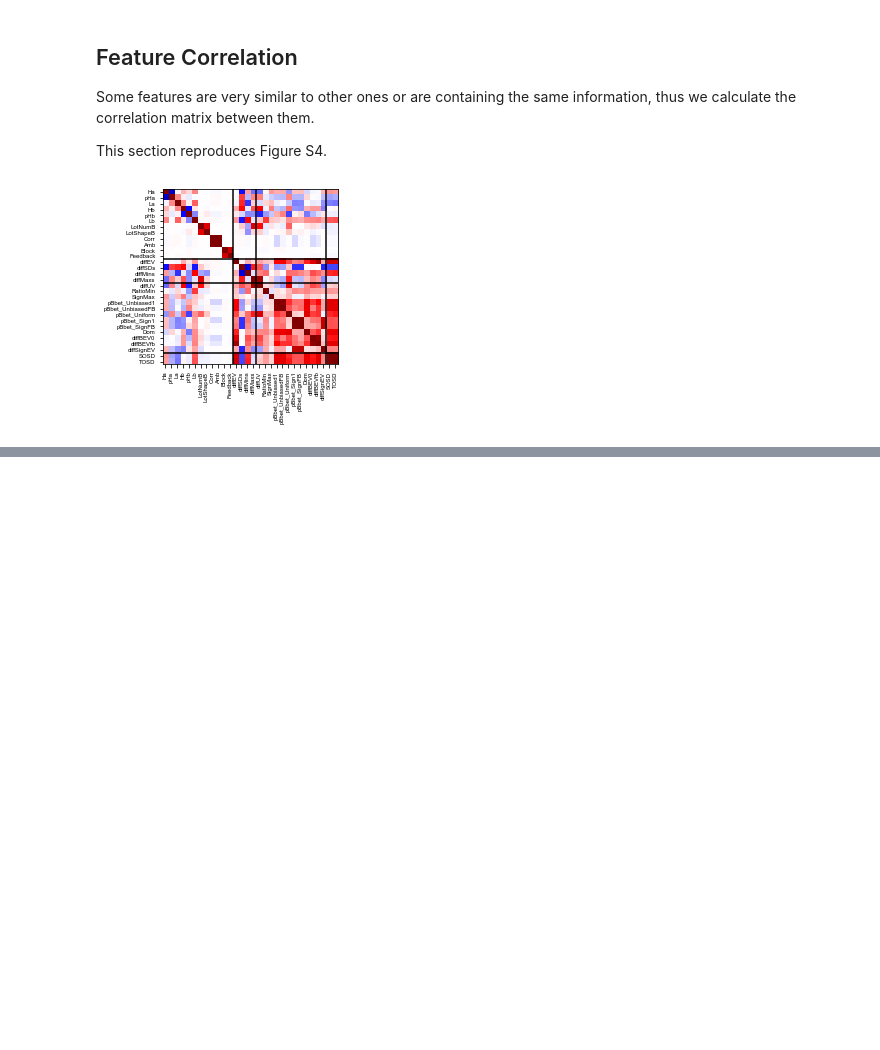
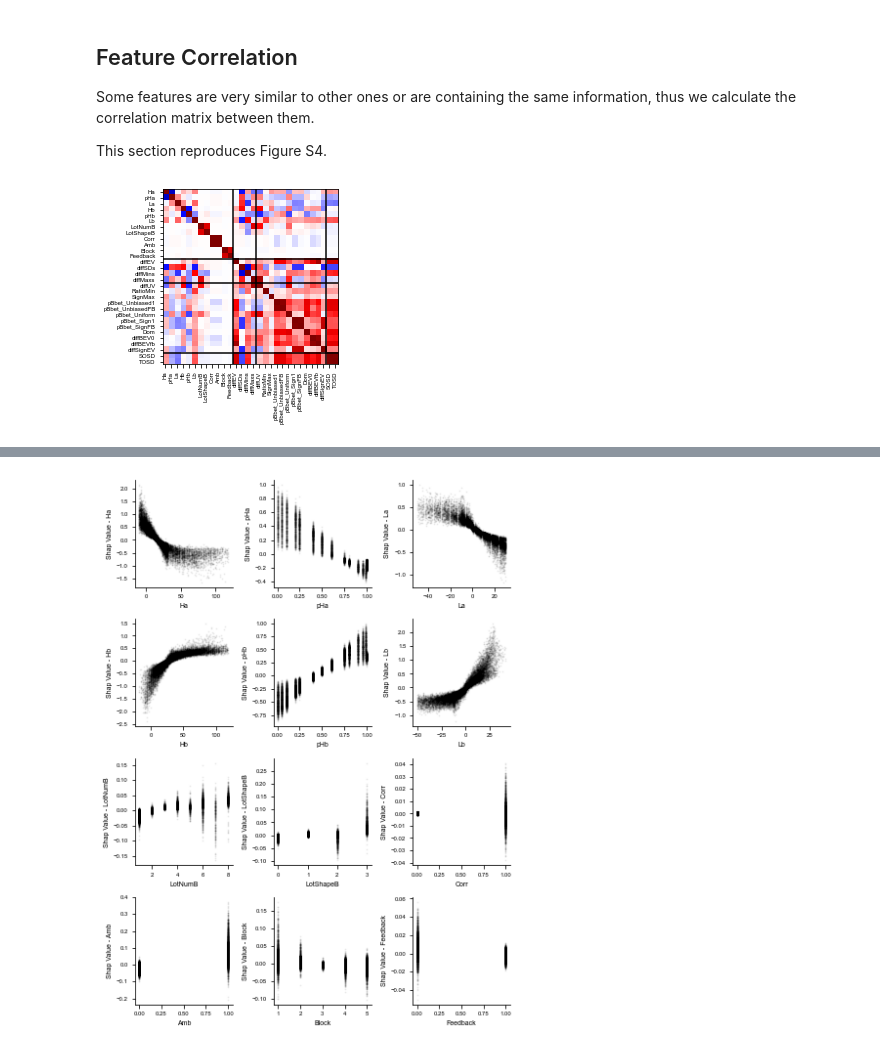
Before and after one commit to RothkopfLab/DatasetBias, a Jupyter notebook: Analysis.ipynb, the cells around one changed output, grey strips where cells are left out. Cells and saved outputs as stored; diff of their text form; code cells hidden in the pictures; blank space fills up the shorter version.

Commit message:
Add SHAP analysis

```diff
--- a/Analysis.ipynb
+++ b/Analysis.ipynb
@@ -178,0 +184,16 @@ plt.tight_layout()
+# %%
+diff_nn_shap_values = np.load("data/diff_nn_shap_values_bourgin_choices_noprior.npy")
+# %%
+plt.figure(figsize=(6,8))
+for i,f in enumerate(base_features):
+    plt.subplot(4, 3, i+1)
+    plt.scatter(choices_df[f], diff_nn_shap_values[:, i], s=1, alpha=0.05, c="k", zorder=-10)
+    ax = plt.gca()
+    ax.set_rasterization_zorder(-5)
+    ax.spines["top"].set_visible(False)
+    ax.spines["right"].set_visible(False)
+    plt.xlabel(f)
+    plt.ylabel(f"Shap Value - {f}")
+plt.tight_layout()
+# %% [output]
+[figure, added]
```
Also changed, not shown: parts of 2 cells of this notebook, 2 other files.
